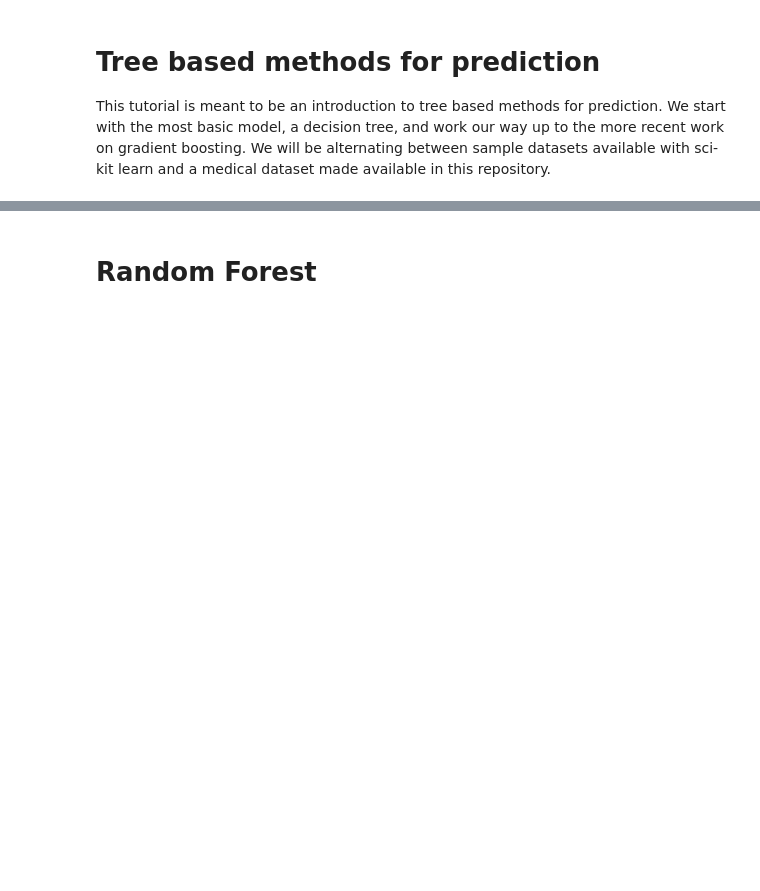
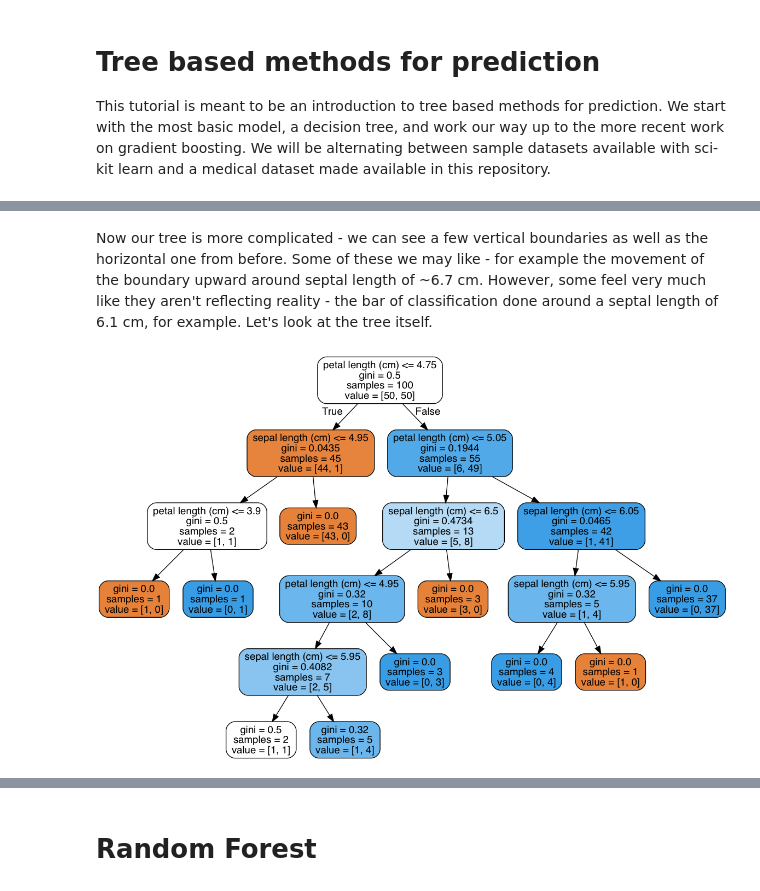
Before and after one commit to alistairewj/tree-prediction-tutorial, a Jupyter notebook: trees-classification.ipynb, the cells around one changed output, grey strips where cells are left out. Saved outputs shown, nothing was run; the diff lists cells and outputs as text; code cells hidden in the pictures; blank space fills up the shorter version.

```diff
--- a/trees-classification.ipynb
+++ b/trees-classification.ipynb
@@ -216,0 +162,10 @@ plt.show()
+# %% [markdown]
+Now our tree is more complicated - we can see a few vertical boundaries as well as the horizontal one from before. Some of these we may like - for example the movement of the boundary upward around septal length of ~6.7 cm. However, some feel very much like they aren't reflecting reality - the bar of classification done around a septal length of 6.1 cm, for example. Let's look at the tree itself.
+# %%
+tree_graph = tree.export_graphviz(mdl, out_file=None,
+                         feature_names=feat,
+                         filled=True, rounded=True)
+graph = pydotplus.graphviz.graph_from_dot_data(tree_graph)
+Image(graph.create_png())
+# %% [output]
+[figure, added]
```
Also changed, not shown: parts of 54 cells of this notebook.
